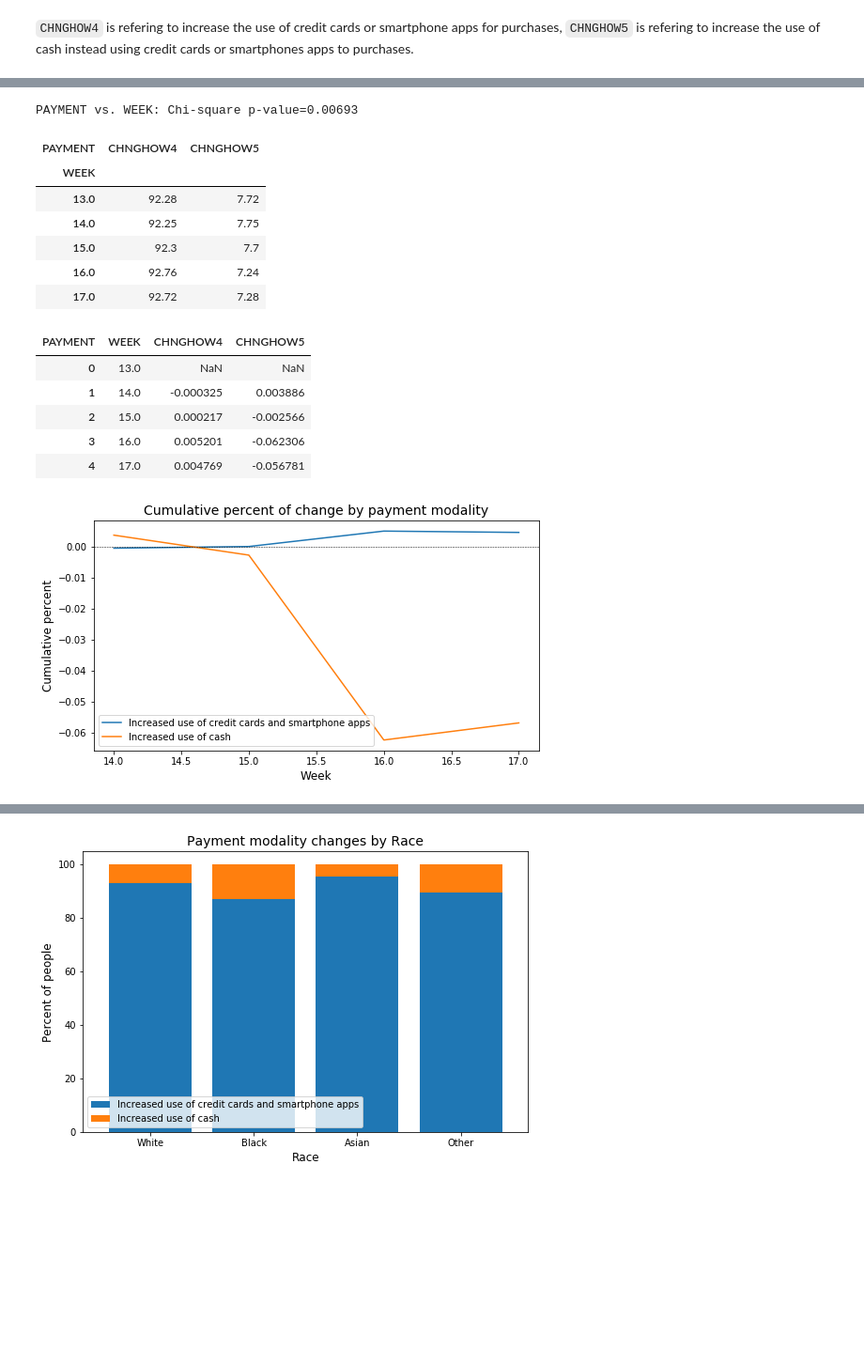
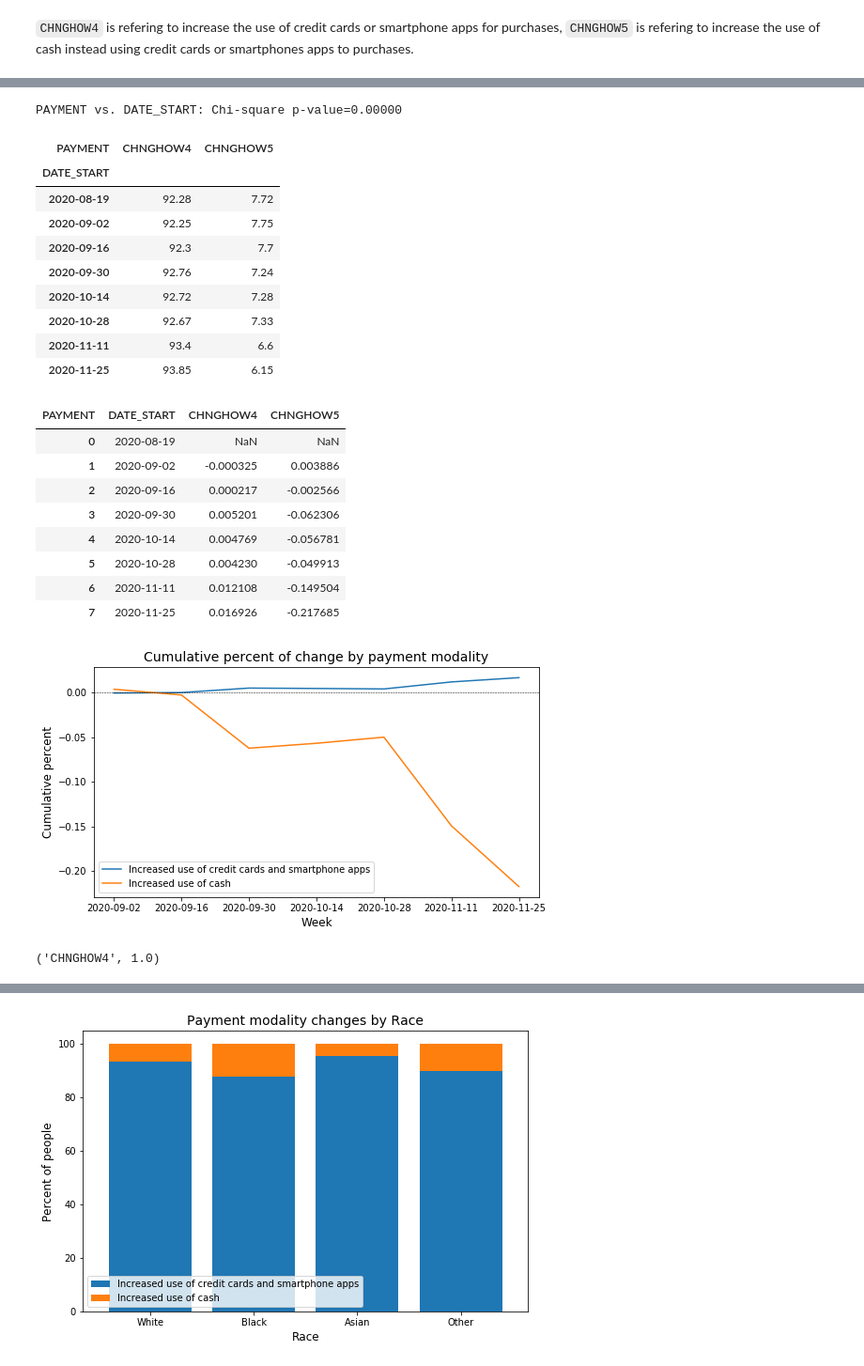
Before and after one commit to Daesparz/DS4A2020_Empowerment, a Jupyter notebook: exploratory_data_analysis/household_pulse_EDA.ipynb, the cells around one changed output, grey strips where cells are left out. Shown at 94% size. Drawn from its saved outputs; the diff is of its cells as text; code cells hidden in the pictures; blank space fills up the shorter version.

```diff
--- a/exploratory_data_analysis/household_pulse_EDA.ipynb
+++ b/exploratory_data_analysis/household_pulse_EDA.ipynb
@@ -98,6 +104,11 @@ def get_rct(var1, var2, df):
     res = pd.crosstab(df[var2], df[var1])
     output = round( res.div(res.sum(axis = 1),axis = 0)*100, 2 )
     return output
+# %%
+def add_dates_start_end_inplace(data):
+    data['DATE_START'] = data['WEEK'].apply(lambda idx: dates_from_weeks[idx][0])
+    data['DATE_END']   = data['WEEK'].apply(lambda idx: dates_from_weeks[idx][1])
+    return data
 # %% [markdown]
 #### Legends by demographic variables
 # %%
@@ -497,3 +534,5 @@ expns_generation.head()
 
 
 ### 1. PURCHASES
+# %%
+df = add_dates_start_end_inplace(df)
@@ -761,7 +877,7 @@ temp1.head()
 x = df.loc[:, ['CHNGHOW4', 'CHNGHOW5']].idxmax(axis=1)
 df['PAYMENT'] = x
 
-df_payment = df.loc[:, list(demographics) + ['PAYMENT','GENERATION']]
+df_payment = df.loc[:, list(demographics) + ['PAYMENT','GENERATION','DATE_START']]
 df_payment_valid = df_payment.dropna(subset=['PAYMENT'])
 df_payment_valid.info()
 # %% [output]
@@ -785,32 +901,38 @@ memory usage: 25.1+ MB
 # %%
-get_rctable('PAYMENT', 'WEEK', df_payment_valid)
+get_rctable('PAYMENT', 'DATE_START', df_payment_valid)
 # %% [output]
-PAYMENT vs. WEEK: Chi-square p-value=0.00693
+PAYMENT vs. DATE_START: Chi-square p-value=0.00000
 | PAYMENT | CHNGHOW4 | CHNGHOW5 |
-| WEEK |  |  |
-| 13.0 | 92.28 | 7.72 |
-| 14.0 | 92.25 | 7.75 |
-| 15.0 | 92.3 | 7.7 |
-| 16.0 | 92.76 | 7.24 |
-| 17.0 | 92.72 | 7.28 |
+| DATE_START |  |  |
+| 2020-08-19 | 92.28 | 7.72 |
+| 2020-09-02 | 92.25 | 7.75 |
+| 2020-09-16 | 92.3 | 7.7 |
+| 2020-09-30 | 92.76 | 7.24 |
+| 2020-10-14 | 92.72 | 7.28 |
+| 2020-10-28 | 92.67 | 7.33 |
+| 2020-11-11 | 93.4 | 6.6 |
+| 2020-11-25 | 93.85 | 6.15 |
 # %%
-temp = get_rct('PAYMENT', 'WEEK', df_payment_valid).pct_change().cumsum().reset_index()
+temp = get_rct('PAYMENT', 'DATE_START', df_payment_valid).pct_change().cumsum().reset_index()
 temp
 # %% [output]
-| PAYMENT | WEEK | CHNGHOW4 | CHNGHOW5 |
-| 0 | 13.0 | NaN | NaN |
-| 1 | 14.0 | -0.000325 | 0.003886 |
-| 2 | 15.0 | 0.000217 | -0.002566 |
-| 3 | 16.0 | 0.005201 | -0.062306 |
-| 4 | 17.0 | 0.004769 | -0.056781 |
+| PAYMENT | DATE_START | CHNGHOW4 | CHNGHOW5 |
+| 0 | 2020-08-19 | NaN | NaN |
+| 1 | 2020-09-02 | -0.000325 | 0.003886 |
+| 2 | 2020-09-16 | 0.000217 | -0.002566 |
+| 3 | 2020-09-30 | 0.005201 | -0.062306 |
+| 4 | 2020-10-14 | 0.004769 | -0.056781 |
+| 5 | 2020-10-28 | 0.004230 | -0.049913 |
+| 6 | 2020-11-11 | 0.012108 | -0.149504 |
+| 7 | 2020-11-25 | 0.016926 | -0.217685 |
 # %%
 #Cumulative percentage of change across the weeks by type of purchase modality
 fig, ax = plt.subplots(figsize=(8.5, 4.5))
-_ = sns.lineplot(y='CHNGHOW4', x='WEEK', data=temp, label='Increased use of credit cards and smartphone apps')
-_ = sns.lineplot(y='CHNGHOW5', x='WEEK', data=temp, label='Increased use of cash')
+_ = sns.lineplot(y='CHNGHOW4', x='DATE_START', data=temp, label='Increased use of credit cards and smartphone apps')
+_ = sns.lineplot(y='CHNGHOW5', x='DATE_START', data=temp, label='Increased use of cash')
 _ = plt.axhline(y=0, color='k', linestyle='--', lw=0.5)
 _ = plt.title('Cumulative percent of change by payment modality', size=14)
 _ = plt.xlabel('Week', size=12)
 _ = plt.ylabel('Cumulative percent', size=12)
 # %% [output]
-[figure, old version]
+[figure, new version]
@@ -816,0 +943,4 @@ _ = plt.ylabel('Cumulative percent', size=12)
+# %%
+temp2.columns[1]
+# %% [output]
+('CHNGHOW4', 1.0)
```
Also changed, not shown: parts of 82 cells of this notebook.
